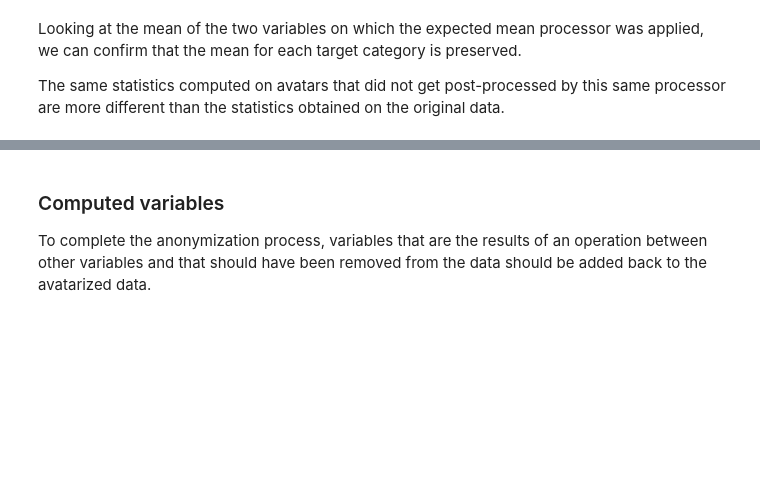
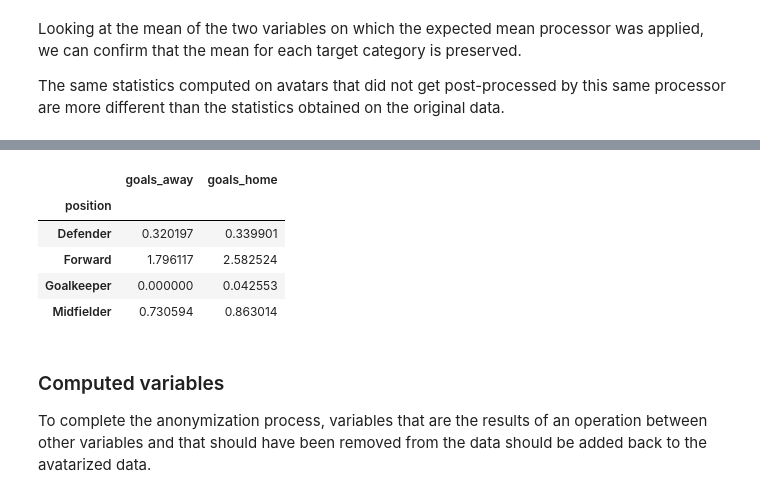
Before and after one commit to octopize/avatar-python, a Jupyter notebook: notebooks/Tutorial4_Client_side_processors.ipynb, the cells around one changed output, grey strips where cells are left out. Saved outputs shown, nothing was run; the diff lists cells and outputs as text; code cells hidden in the pictures; blank space fills up the shorter version.

```diff
--- a/notebooks/Tutorial4_Client_side_processors.ipynb
+++ b/notebooks/Tutorial4_Client_side_processors.ipynb
@@ -197,6 +357,9 @@ for metric in utility_metrics:
 Let's try without ...
 # %%
 df2 = pd.read_csv("../fixtures/epl.csv")
+df2['career_start_date'] = pd.to_datetime(df2['career_start_date'], format='%Y-%m-%d %H:%M:%S')
+df2['club_signing_date'] = pd.to_datetime(df2['club_signing_date'], format='%Y-%m-%d %H:%M:%S')
+
 dataset = client.pandas_integration.upload_dataframe(df2)
 job = client.jobs.create_avatarization_job(
     AvatarizationJobCreate(
@@ -315,5 +517,12 @@ avatars.groupby(["position"]).mean()[["goals_away", "goals_home"]]
 # %%
-avatars_noprocessing.groupby(["position"]).mean()[["goals_away", "goals_home"]]
+avatars_noprocessing.groupby(["position"]).mean(numeric_only=True)[["goals_away", "goals_home"]]
+# %% [output]
+|  | goals_away | goals_home |
+| position |  |  |
+| Defender | 0.320197 | 0.339901 |
+| Forward | 1.796117 | 2.582524 |
+| Goalkeeper | 0.000000 | 0.042553 |
+| Midfielder | 0.730594 | 0.863014 |
 # %% [markdown]
 ### Computed variables
 
```
Also changed, not shown: parts of 33 cells of this notebook, 1 other file.
